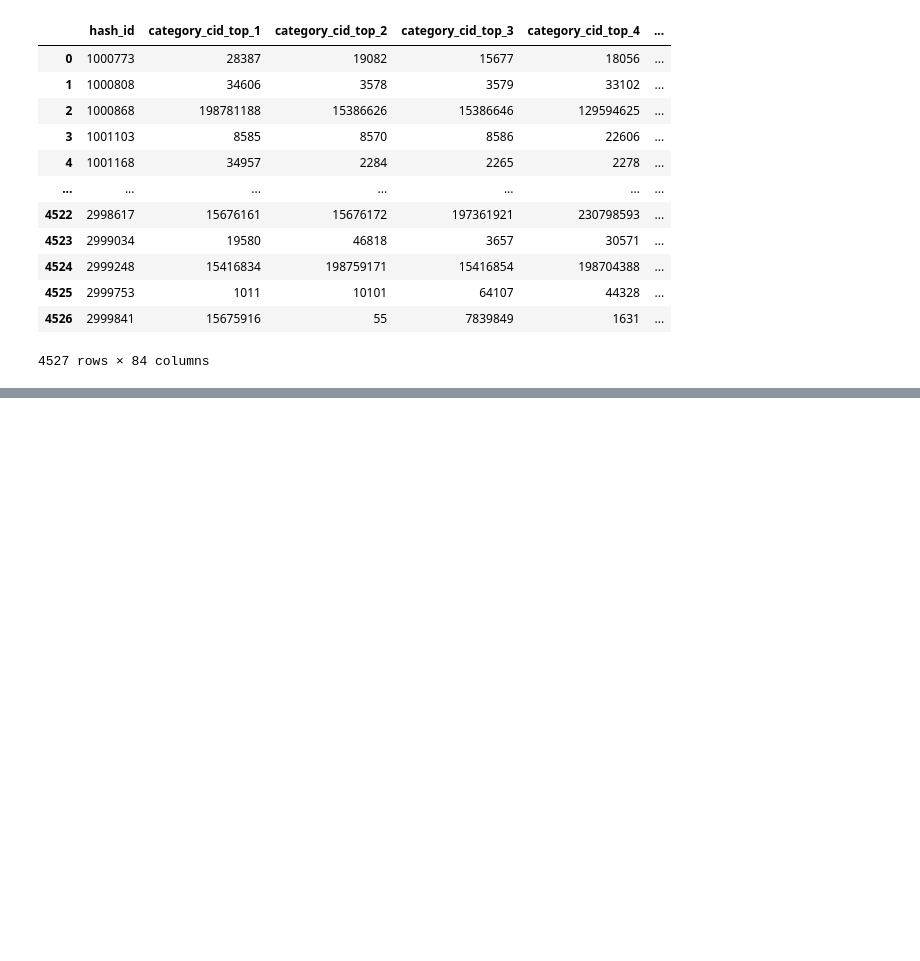
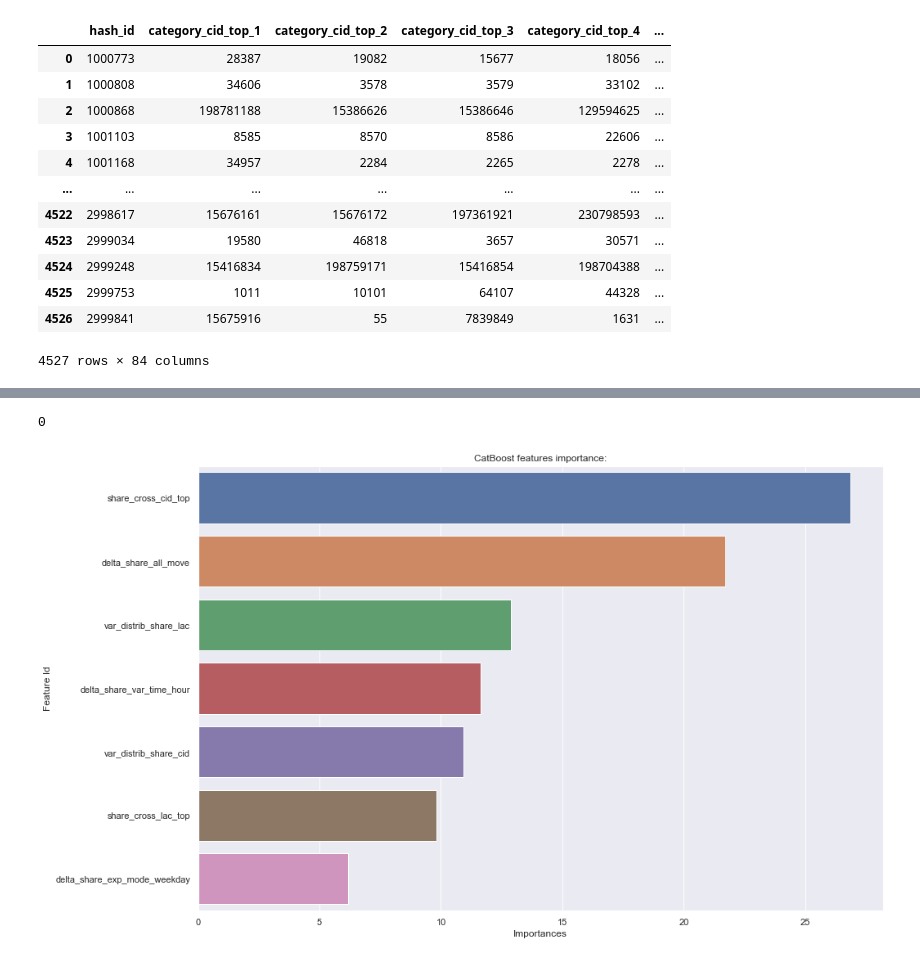
Before and after one commit to IvanovNA01/OneFactor_test, a Jupyter notebook: test_to_OneFactor.ipynb, the cells around one changed output, grey strips where cells are left out. Cells and saved outputs as stored; diff of their text form; code cells hidden in the pictures; blank space fills up the shorter version.

Commit message:
add two way model: up weight, SMOTE to all of data class False

```diff
--- a/test_to_OneFactor.ipynb
+++ b/test_to_OneFactor.ipynb
@@ -689,2 +658,0 @@ del df_single, df_predict, df_target, df_all_feaches_id1, df_all_feaches_id2, df
-# %%
-X_train, X_test, y_train, y_test = train_test_split(X_res, y_res, test_size=0.25, random_state=42)
@@ -914,0 +700,30 @@ df_answer.to_csv("answer_to_test.csv")
+# %%
+def test_predict (X,y,stratify = None):
+    # для несбалансированных классов,  stratify = у
+  X_train, X_test, y_train, y_test = train_test_split(X, y, stratify=stratify, test_size=0.25, random_state=42)
+    # настроим веса для классов
+  weight_true_class = round(y_train.loc[y_train.values == 0].count()/y_train.loc[y_train.values == 1].count(),2)
+
+  train_data = Pool(X_train, y_train)
+  test_data = Pool(X_test, y_test)
+
+  params = {'loss_function':'Logloss',
+              'eval_metric':'F1',
+              'learning_rate': 0.005,
+              "class_weights" : (1, weight_true_class),
+              'custom_metric': ['F1', 'Precision', 'Recall'],
+              'verbose': 200,
+              'early_stopping_rounds': 200,
+              'border_count': 32,
+              'random_seed': 24
+            }
+
+  cbc = CatBoostClassifier(**params)
+
+  cbc.fit(train_data,
+            eval_set=test_data,
+            use_best_model=True,
+            plot=True
+          )
+
+  return cbc
@@ -914,0 +765,3 @@ df_answer.to_csv("answer_to_test.csv")
+# %%
+# рассчитаем метрики на тестовом датасете для несбаллансированного датасета (с разными весами)
+cbc_weight_up = test_predict(X,y,y)
@@ -914,0 +837,6 @@ df_answer.to_csv("answer_to_test.csv")
+# %%
+def feature_importance (cbc):
+  feature_importance_df = cbc.get_feature_importance(prettified=True)
+  sns.barplot(x="Importances", y="Feature Id", data=feature_importance_df)
+  plt.title('CatBoost features importance:')
+  return 0
@@ -914,0 +862,5 @@ df_answer.to_csv("answer_to_test.csv")
+# %%
+feature_importance(cbc_weight_up)
+# %% [output]
+0
+[figure, added]
```
Also changed, not shown: parts of 48 cells of this notebook, 32 other files.
